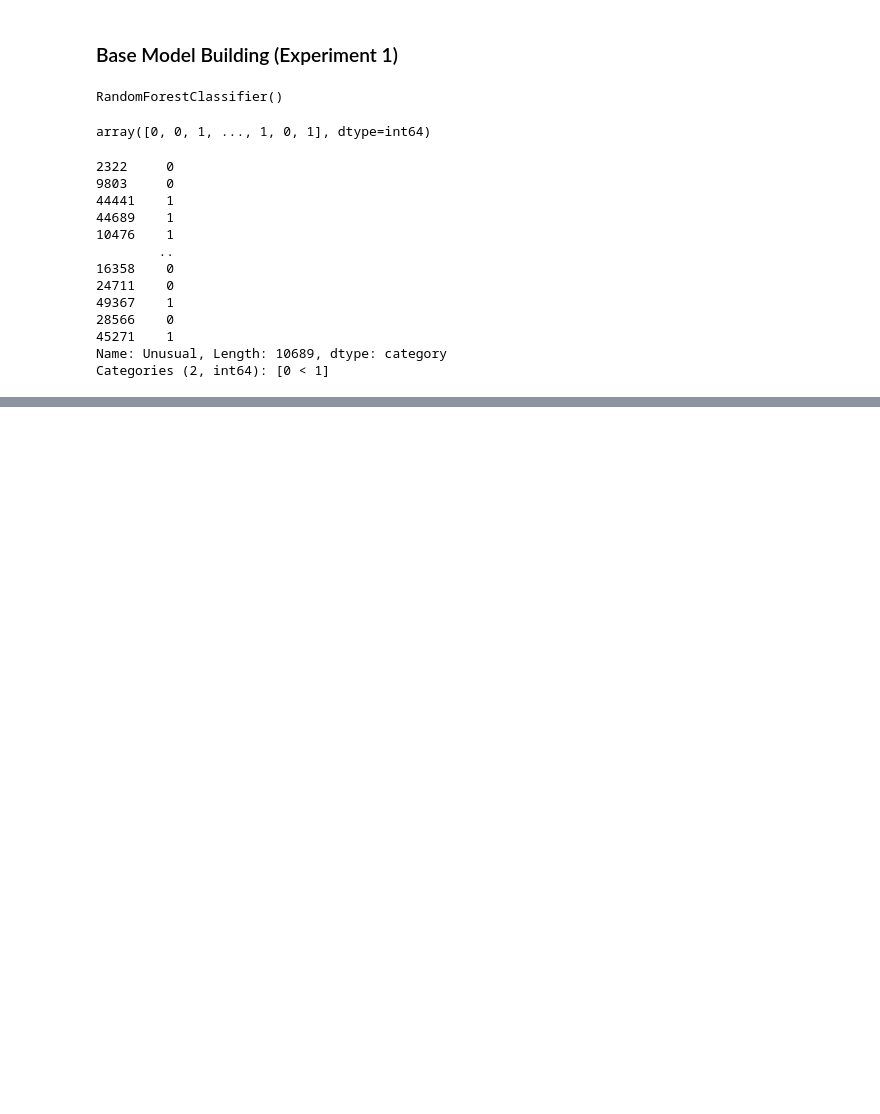
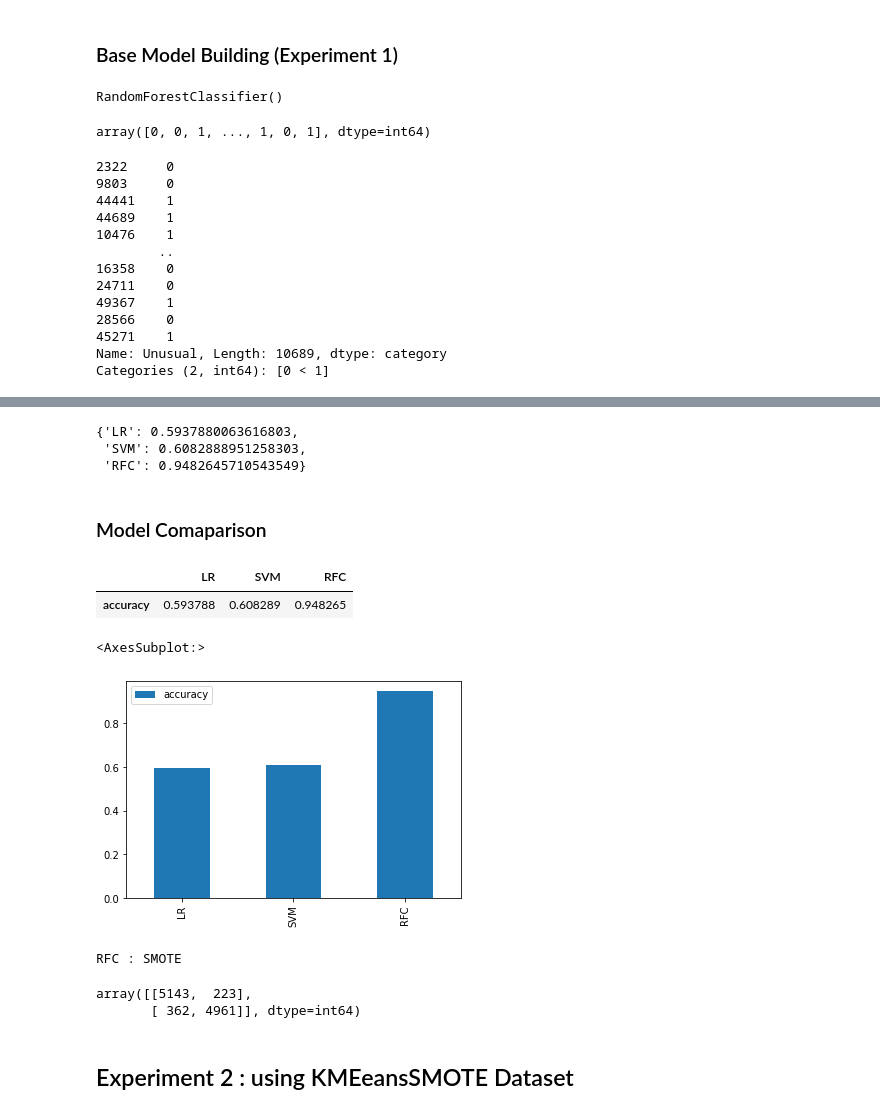
Before and after one commit to Elizabeth-Ofulue/DSML-Projects, a Jupyter notebook: FraudDetection/Experimental Env.ipynb, the cells around one changed output, grey strips where cells are left out. Drawn from its saved outputs; the diff is of its cells as text; code cells hidden in the pictures; blank space fills up the shorter version.

Commit message:
All Experimentations Complete

```diff
--- a/FraudDetection/Experimental Env.ipynb
+++ b/FraudDetection/Experimental Env.ipynb
@@ -807,0 +829,34 @@ ImportError: cannot import name 'xgboost' from 'xgboost' (unknown location)
+# %%
+# Creating Models Dictionary
+models = {"LR": LogisticRegression(),
+"SVM": SVC(),
+"RFC":RandomForestClassifier()}
+
+#Creating Function to Fit and Score
+def fit_score(models,X_train,X_test,y_train,y_test):
+
+    #Set Random Seed
+    np.random.seed(42)
+
+    #Make dictionary to keep scores
+    model_scores = {}
+
+    #Loop through models
+    for name,model in models.items():
+        model.fit(X_train,y_train)
+
+        #Evaluate model and append score
+        model_scores[name] = model.score(X_test,y_test)
+
+        y_preds = model.predict(X_test)
+        print(classification_report(y_test,y_preds))
+
+
+    return model_scores
+
+model_scores = fit_score(models = models,
+X_train = X_sm_train,
+y_train = y_sm_train,
+X_test = X_sm_val,
+y_test = y_sm_val
+)
@@ -807,0 +888,21 @@ ImportError: cannot import name 'xgboost' from 'xgboost' (unknown location)
+# %%
+model_scores
+# %% [output]
+{'LR': 0.5937880063616803,
+ 'SVM': 0.6082888951258303,
+ 'RFC': 0.9482645710543549}
+# %% [markdown]
+### Model Comaparison
+# %%
+compare_model1 = pd.DataFrame(model_scores,index=["accuracy"])
+# %%
+compare_model1
+# %% [output]
+|  | LR | SVM | RFC |
+| accuracy | 0.593788 | 0.608289 | 0.948265 |
+# %%
+#Visualze model comparison
+compare_model1.T.plot(kind = "bar")
+# %% [output]
+<AxesSubplot:>
+[figure, added]
@@ -807,0 +911,10 @@ ImportError: cannot import name 'xgboost' from 'xgboost' (unknown location)
+# %%
+#RFC Baseline Classifier using SMOTE
+print("RFC : SMOTE")
+RFC_SMOTE_cm = confusion_matrix(y_sm_val,y_sm_preds)
+# %% [output]
+RFC : SMOTE
+array([[5143,  223],
+       [ 362, 4961]], dtype=int64)
+# %% [markdown]
+## Experiment 2 : using KMEeansSMOTE Dataset
```
Also changed, not shown: parts of 27 cells of this notebook.
